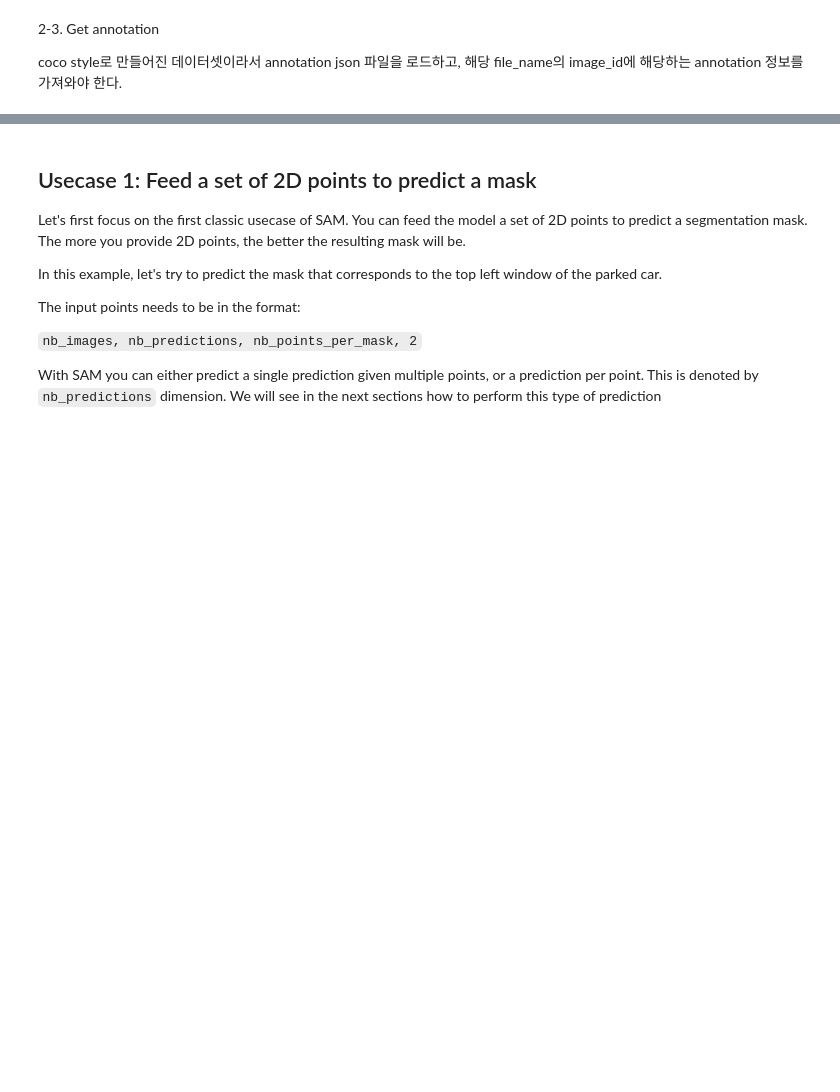
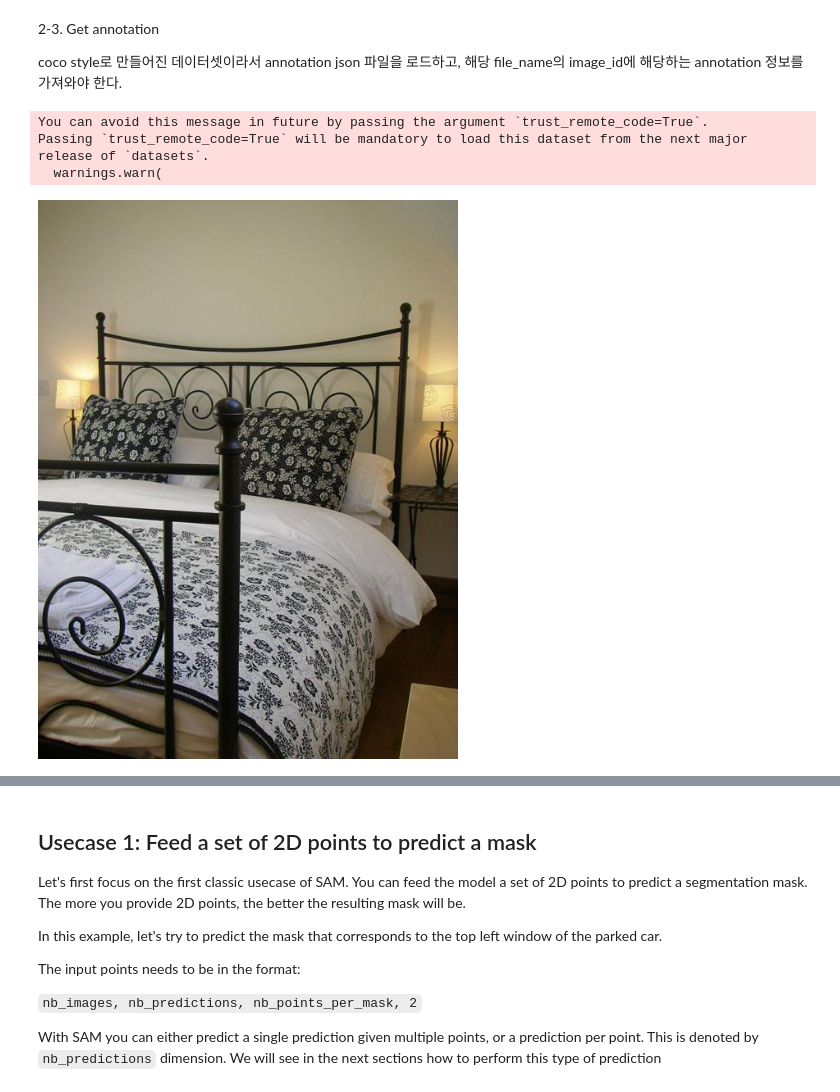
Before and after one commit to kim-jeonghyun/advanced_detection_segmentation_model, a Jupyter notebook: ko/SAM_inference_with_custom_images_ko.ipynb, the cells around one changed output, grey strips where cells are left out. Saved outputs shown, nothing was run; the diff lists cells and outputs as text; code cells hidden in the pictures; blank space fills up the shorter version.

```diff
--- a/ko/SAM_inference_with_custom_images_ko.ipynb
+++ b/ko/SAM_inference_with_custom_images_ko.ipynb
@@ -340,3 +340,19 @@ show_masks_on_image(raw_image, masks[0], scores)
 2-3. Get annotation
 
 coco style로 만들어진 데이터셋이라서 annotation json 파일을 로드하고, 해당 file_name의 image_id에 해당하는 annotation 정보를 가져와야 한다.
+# %%
+from datasets import load_dataset
+
+ds = load_dataset("scene_parse_150", split="train[:50]")
+# %% [output]
+You can avoid this message in future by passing the argument `trust_remote_code=True`.
+Passing `trust_remote_code=True` will be mandatory to load this dataset from the next major release of `datasets`.
+  warnings.warn(
+# %%
+ds = ds.train_test_split(test_size=0.2)
+train_ds = ds["train"]
+test_ds = ds["test"]
+# %%
+train_ds[5]['image']
+# %% [output]
+[figure, added]
```
Also changed, not shown: parts of 14 cells of this notebook.
